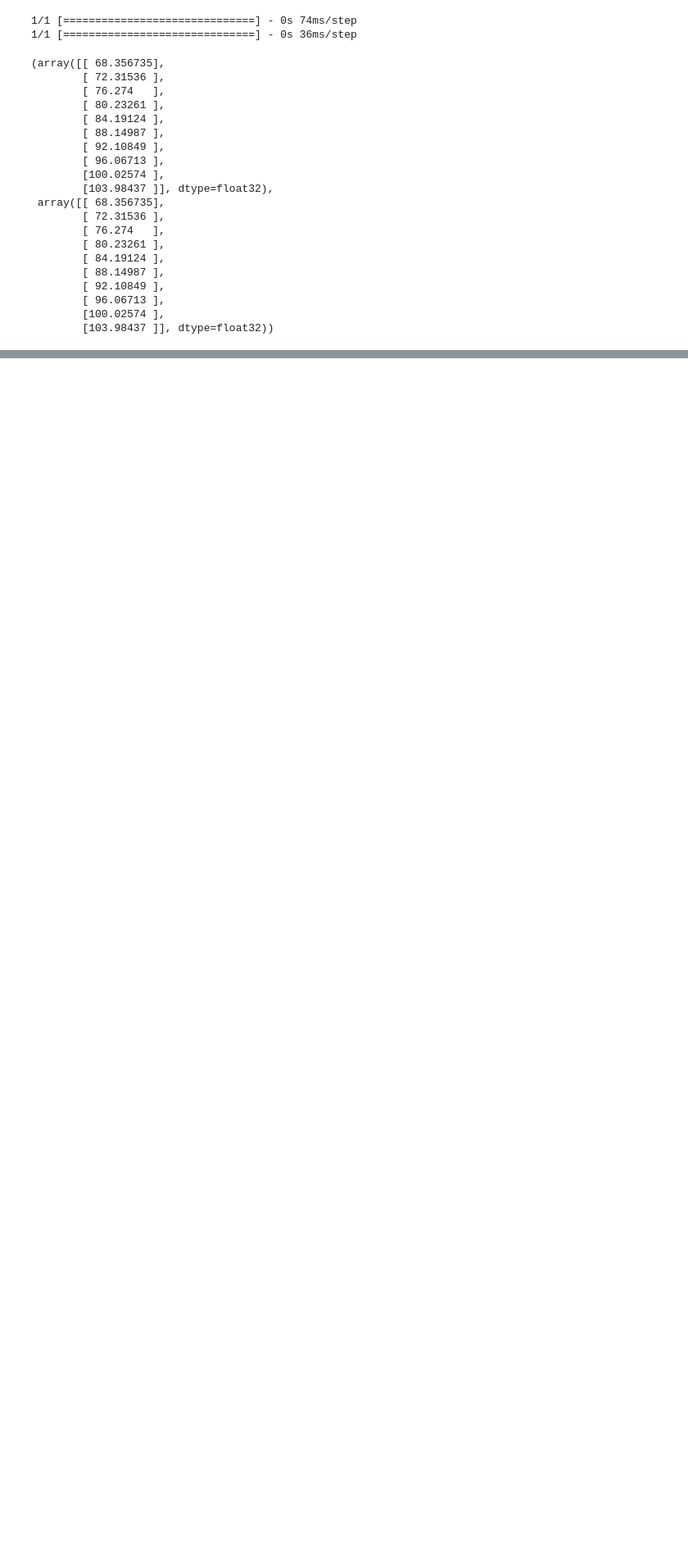
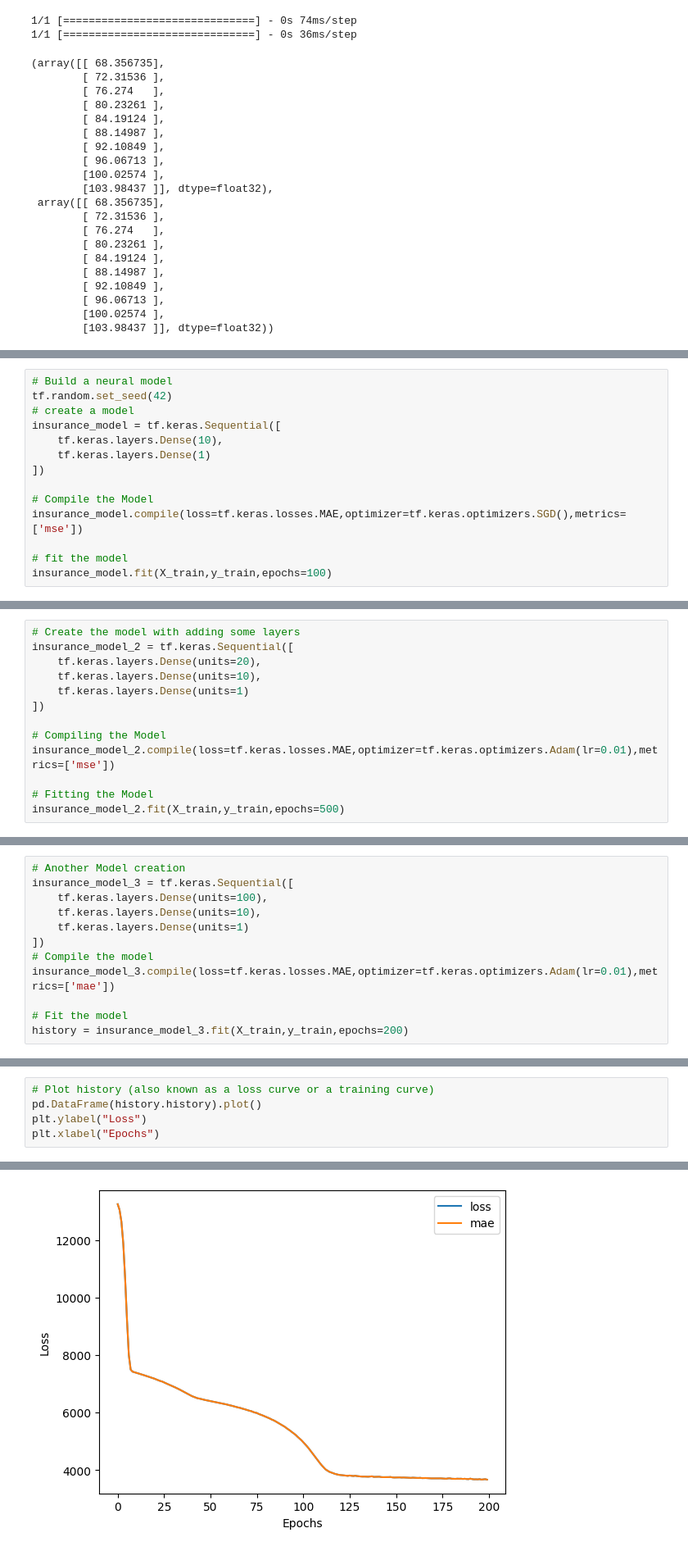
Before and after one commit to MusadaqTanvir/TensforFlowCodes, a Jupyter notebook: 01_Neural_Network_with_TF.ipynb, the cells around one changed output, grey strips where cells are left out. Shown: that part at 82% size. Cells and saved outputs as stored; diff of their text form; blank space fills up the shorter version.

```diff
--- a/01_Neural_Network_with_TF.ipynb
+++ b/01_Neural_Network_with_TF.ipynb
@@ -792,0 +909,14 @@ loaded_model, model_3_prediction
+# %%
+# Build a neural model
+tf.random.set_seed(42)
+# create a model
+insurance_model = tf.keras.Sequential([
+    tf.keras.layers.Dense(10),
+    tf.keras.layers.Dense(1)
+])
+
+# Compile the Model
+insurance_model.compile(loss=tf.keras.losses.MAE,optimizer=tf.keras.optimizers.SGD(),metrics=['mse'])
+
+# fit the model
+insurance_model.fit(X_train,y_train,epochs=100)
@@ -792,0 +959,13 @@ loaded_model, model_3_prediction
+# %%
+# Create the model with adding some layers
+insurance_model_2 = tf.keras.Sequential([
+    tf.keras.layers.Dense(units=20),
+    tf.keras.layers.Dense(units=10),
+    tf.keras.layers.Dense(units=1)
+])
+
+# Compiling the Model
+insurance_model_2.compile(loss=tf.keras.losses.MAE,optimizer=tf.keras.optimizers.Adam(lr=0.01),metrics=['mse'])
+
+# Fitting the Model
+insurance_model_2.fit(X_train,y_train,epochs=500)
@@ -792,0 +997,12 @@ loaded_model, model_3_prediction
+# %%
+# Another Model creation
+insurance_model_3 = tf.keras.Sequential([
+    tf.keras.layers.Dense(units=100),
+    tf.keras.layers.Dense(units=10),
+    tf.keras.layers.Dense(units=1)
+])
+# Compile the model
+insurance_model_3.compile(loss=tf.keras.losses.MAE,optimizer=tf.keras.optimizers.Adam(lr=0.01),metrics=['mae'])
+
+# Fit the model
+history = insurance_model_3.fit(X_train,y_train,epochs=200)
@@ -792,0 +1033,6 @@ loaded_model, model_3_prediction
+# %%
+# Plot history (also known as a loss curve or a training curve)
+pd.DataFrame(history.history).plot()
+plt.ylabel("Loss")
+plt.xlabel("Epochs")
+# %% [output]
@@ -792,0 +1040 @@ loaded_model, model_3_prediction
+[figure, added]
```
Also changed, not shown: parts of 32 cells of this notebook.
